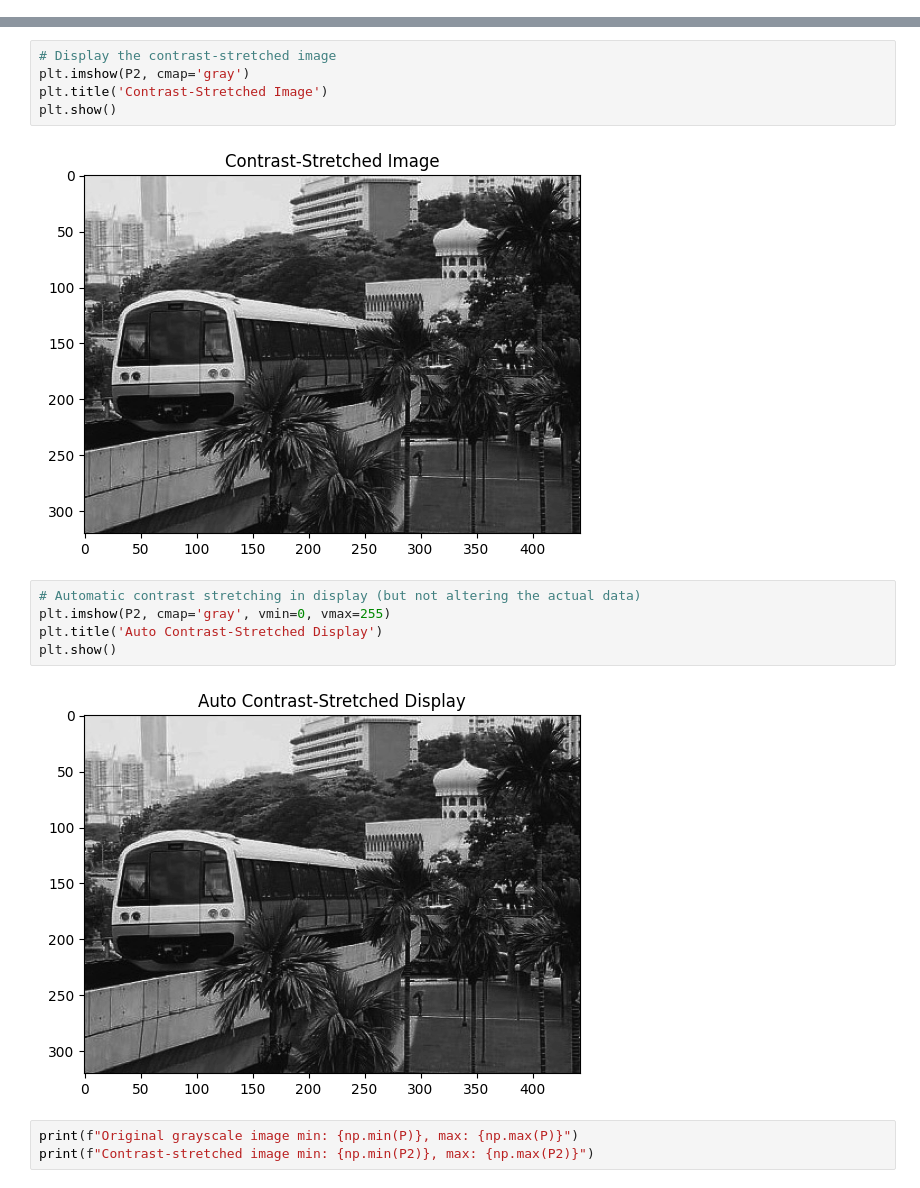
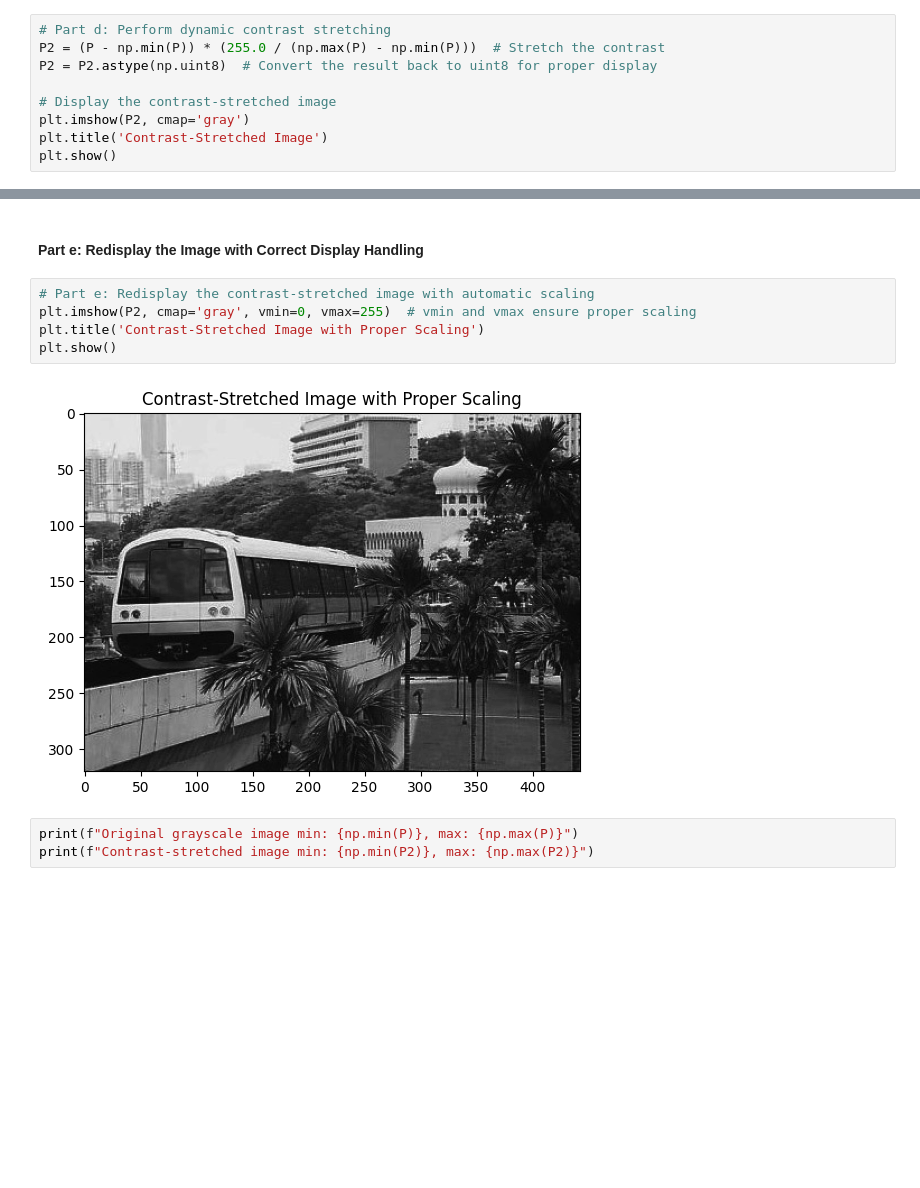
Before and after one commit to luksz/SC4061-Assignment-1, a Jupyter notebook: Lab 1.ipynb, the cells around one changed output, grey strips where cells are left out. Drawn from its saved outputs; the diff is of its cells as text; blank space fills up the shorter version.

```diff
--- a/Lab 1.ipynb
+++ b/Lab 1.ipynb
@@ -43,0 +39,9 @@ After contrast stretching: Min = 0, Max = 254
+# %%
+# Part d: Perform dynamic contrast stretching
+P2 = (P - np.min(P)) * (255.0 / (np.max(P) - np.min(P)))  # Stretch the contrast
+P2 = P2.astype(np.uint8)  # Convert the result back to uint8 for proper display
+
+# Display the contrast-stretched image
+plt.imshow(P2, cmap='gray')
+plt.title('Contrast-Stretched Image')
+plt.show()
@@ -44,17 +50,12 @@ After contrast stretching: Min = 0, Max = 254
+# %% [markdown]
+#### Part e: Redisplay the Image with Correct Display Handling
 # %%
-# Display the contrast-stretched image
-plt.imshow(P2, cmap='gray')
-plt.title('Contrast-Stretched Image')
+# Part e: Redisplay the contrast-stretched image with automatic scaling
+plt.imshow(P2, cmap='gray', vmin=0, vmax=255)  # vmin and vmax ensure proper scaling
+plt.title('Contrast-Stretched Image with Proper Scaling')
 plt.show()
 # %% [output]
-[figure, old version]
+[figure, new version]
-# %%
-# Automatic contrast stretching in display (but not altering the actual data)
-plt.imshow(P2, cmap='gray', vmin=0, vmax=255)
-plt.title('Auto Contrast-Stretched Display')
-plt.show()
-# %% [output]
-[figure, removed]
 # %%
 print(f"Original grayscale image min: {np.min(P)}, max: {np.max(P)}")
 print(f"Contrast-stretched image min: {np.min(P2)}, max: {np.max(P2)}")
```
Also changed, not shown: parts of 28 cells of this notebook.
